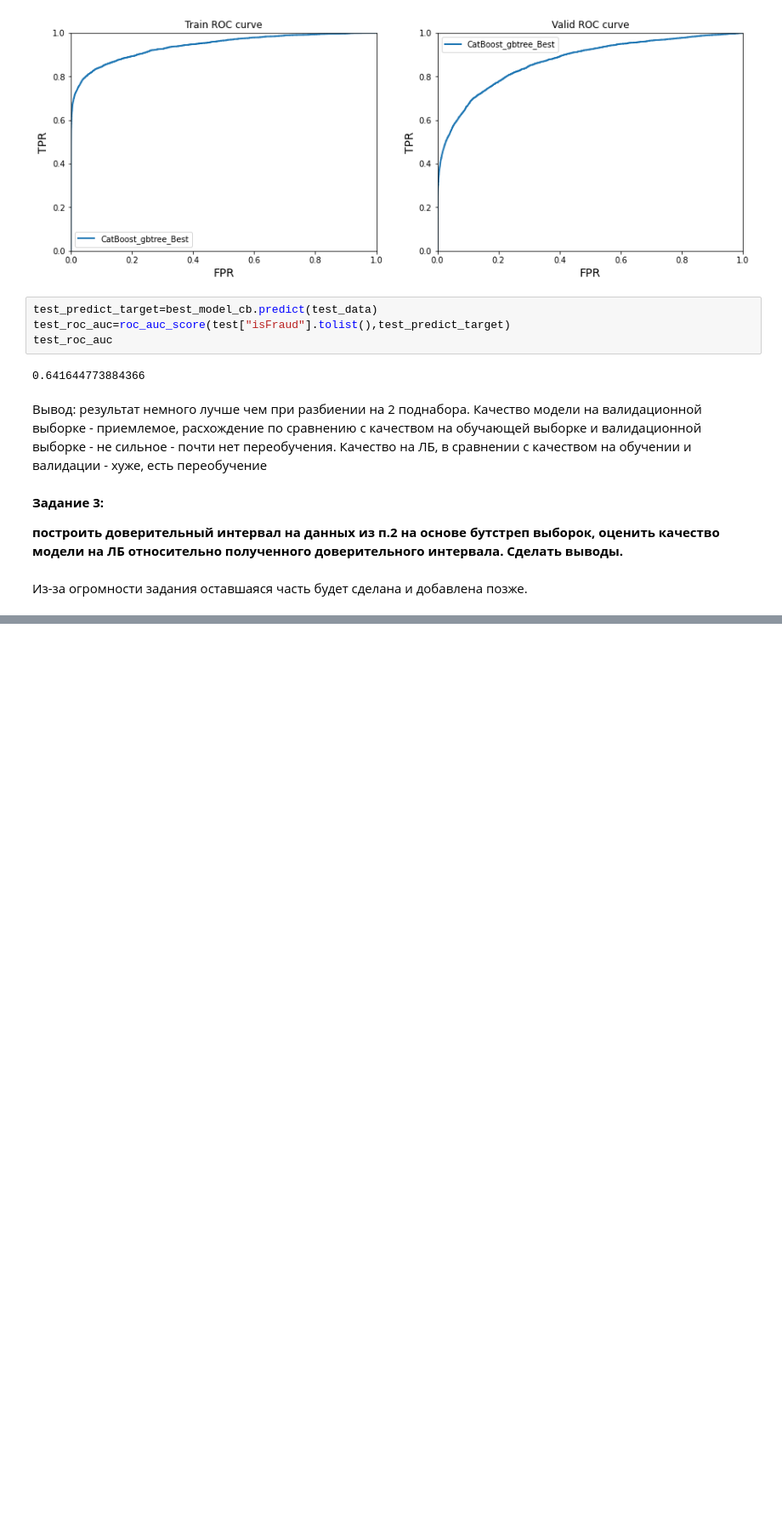
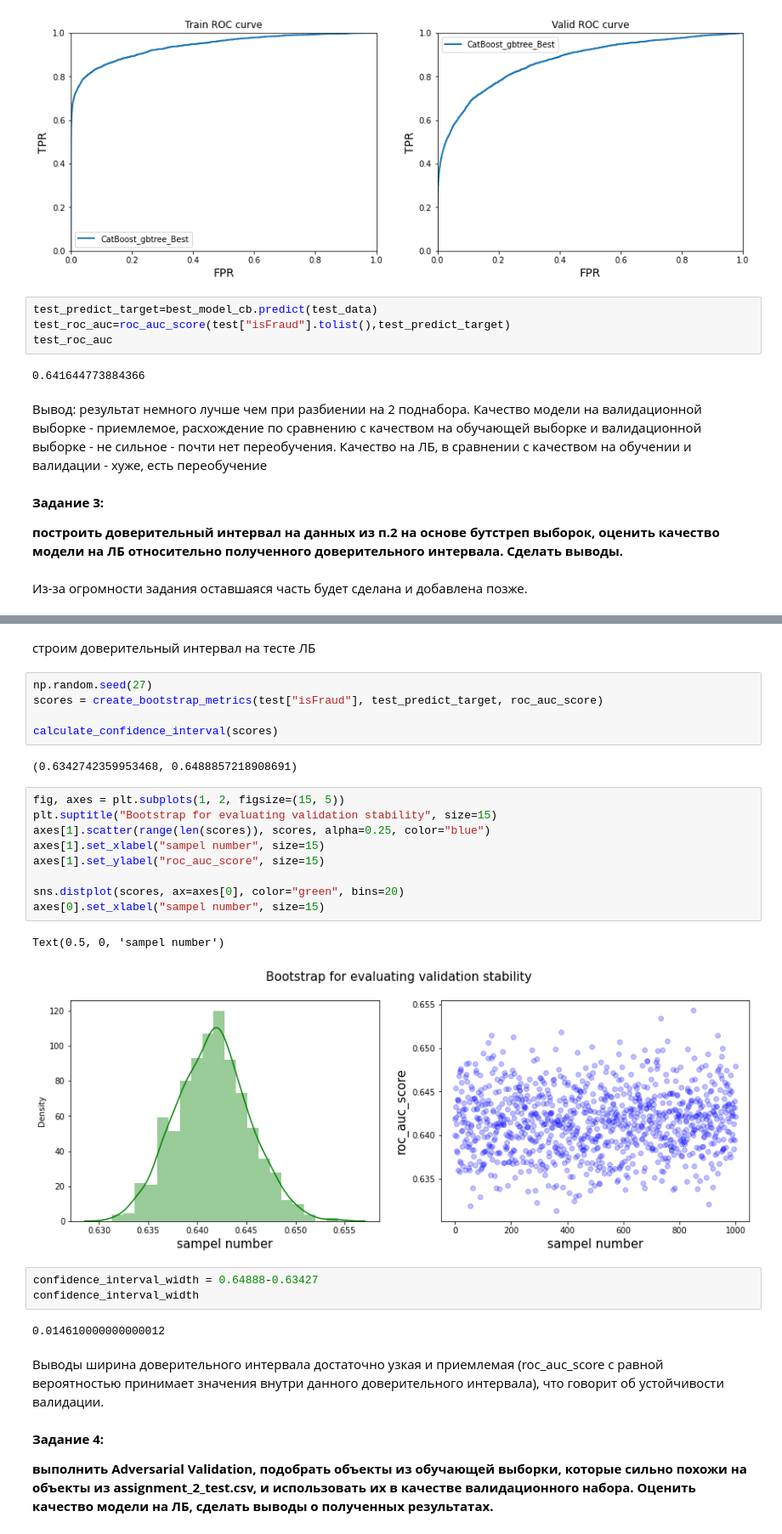
Before and after one commit to AndreyU123/Sports_data_analysis_Kaggle_Platform, a Jupyter notebook: Lesson3/Ukladnikov_Andrey_Lesson3.ipynb, the cells around one changed output, grey strips where cells are left out. Shown at 85% size. Cells and saved outputs as stored; diff of their text form; blank space fills up the shorter version.

```diff
--- a/Lesson3/Ukladnikov_Andrey_Lesson3.ipynb
+++ b/Lesson3/Ukladnikov_Andrey_Lesson3.ipynb
@@ -777,0 +901,32 @@ test_roc_auc
+# %% [markdown]
+строим доверительный интервал на тесте ЛБ
+# %%
+np.random.seed(27)
+scores = create_bootstrap_metrics(test["isFraud"], test_predict_target, roc_auc_score)
+
+calculate_confidence_interval(scores)
+# %% [output]
+(0.6342742359953468, 0.6488857218908691)
+# %%
+fig, axes = plt.subplots(1, 2, figsize=(15, 5))
+plt.suptitle("Bootstrap for evaluating validation stability", size=15)
+axes[1].scatter(range(len(scores)), scores, alpha=0.25, color="blue")
+axes[1].set_xlabel("sampel number", size=15)
+axes[1].set_ylabel("roc_auc_score", size=15)
+
+sns.distplot(scores, ax=axes[0], color="green", bins=20)
+axes[0].set_xlabel("sampel number", size=15)
+# %% [output]
+Text(0.5, 0, 'sampel number')
+[figure, added]
+# %%
+confidence_interval_width = 0.64888-0.63427
+confidence_interval_width
+# %% [output]
+0.014610000000000012
+# %% [markdown]
+Выводы ширина доверительного интервала достаточно узкая и приемлемая (roc_auc_score с равной вероятностью принимает значения внутри данного доверительного интервала), что говорит об устойчивости валидации.
+# %% [markdown]
+**Задание 4:**
+
+**выполнить Adversarial Validation, подобрать объекты из обучающей выборки, которые сильно похожи на объекты из assignment_2_test.csv, и использовать их в качестве валидационного набора. Оценить качество модели на ЛБ, сделать выводы о полученных результатах.**
```
Also changed, not shown: parts of 26 cells of this notebook.
